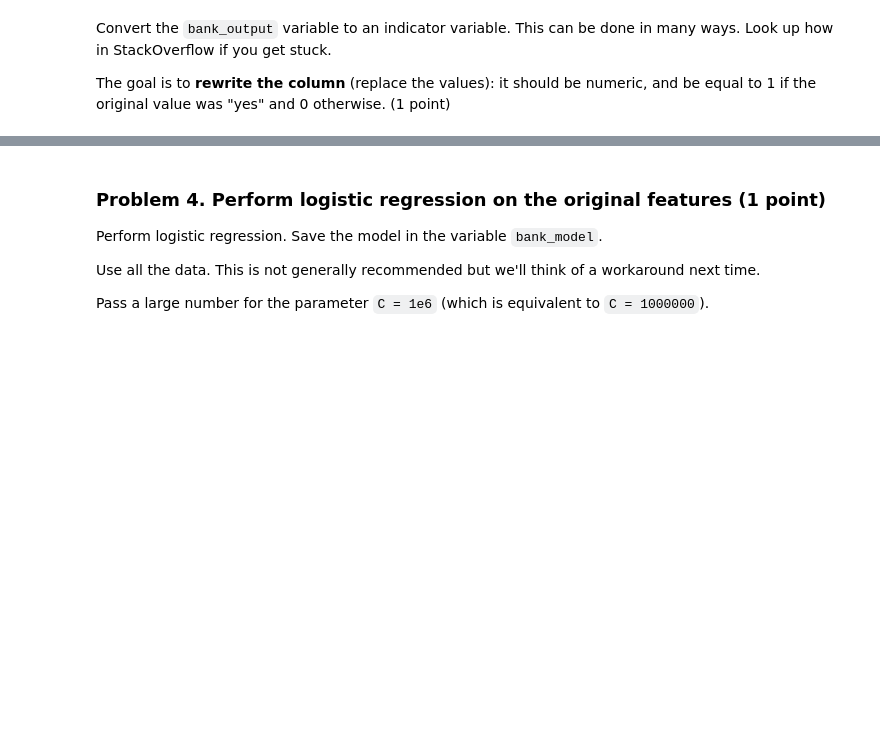
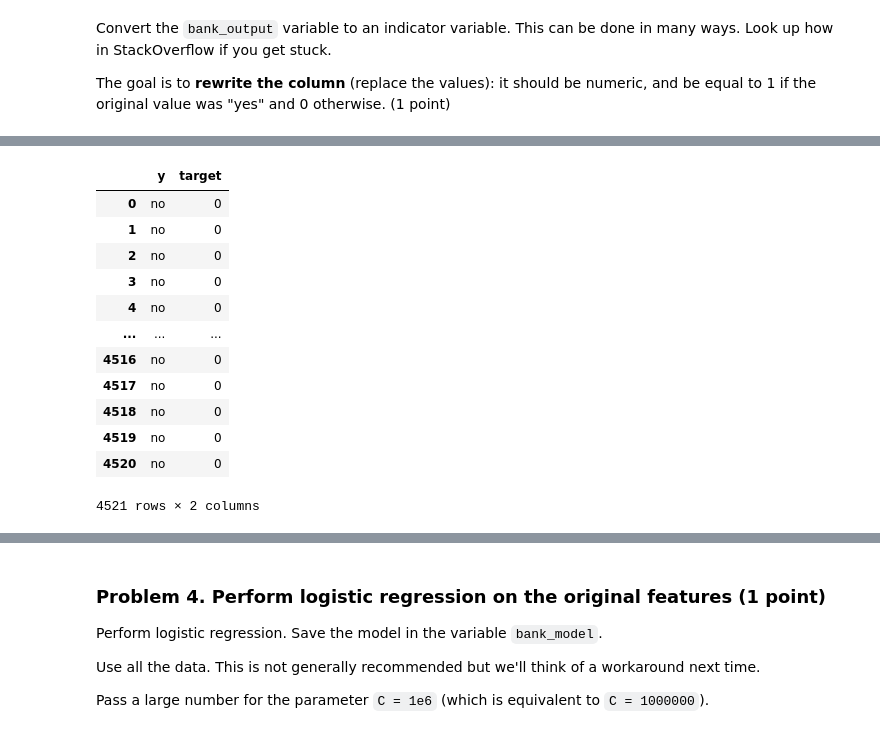
Before and after one commit to LuGeorgiev/Python-SoftUni, a Jupyter notebook: MachineLearning/01.LinearAndLogisticRegression/Linear and Logistic Regression Lab.ipynb, the cells around one changed output, grey strips where cells are left out. Drawn from its saved outputs; the diff is of its cells as text; code cells hidden in the pictures; blank space fills up the shorter version.

```diff
--- a/MachineLearning/01.LinearAndLogisticRegression/Linear and Logistic Regression Lab.ipynb
+++ b/MachineLearning/01.LinearAndLogisticRegression/Linear and Logistic Regression Lab.ipynb
@@ -165,7 +142,0 @@ Name: y, Length: 4521, dtype: object
-# %%
-for ind in range(4521):
-    val = bank_output[ind]
-    if val == 'no ' or val == 'no':
-        bank_output[ind] = 0
-    else:
-        bank_output[ind] = 1
@@ -179,0 +143,3 @@ See the caveats in the documentation: https://pandas.pydata.org/pandas-docs/stab
+# %%
+df = pd.DataFrame(bank_output)
+df
@@ -179,0 +160,17 @@ See the caveats in the documentation: https://pandas.pydata.org/pandas-docs/stab
+# %%
+df["target"] = np.where(df["y"]=='no', 0, 1)
+df
+# %% [output]
+|  | y | target |
+| 0 | no | 0 |
+| 1 | no | 0 |
+| 2 | no | 0 |
+| 3 | no | 0 |
+| 4 | no | 0 |
+| ... | ... | ... |
+| 4516 | no | 0 |
+| 4517 | no | 0 |
+| 4518 | no | 0 |
+| 4519 | no | 0 |
+| 4520 | no | 0 |
+4521 rows × 2 columns
```
Also changed, not shown: parts of 22 cells of this notebook, 1 other file.
